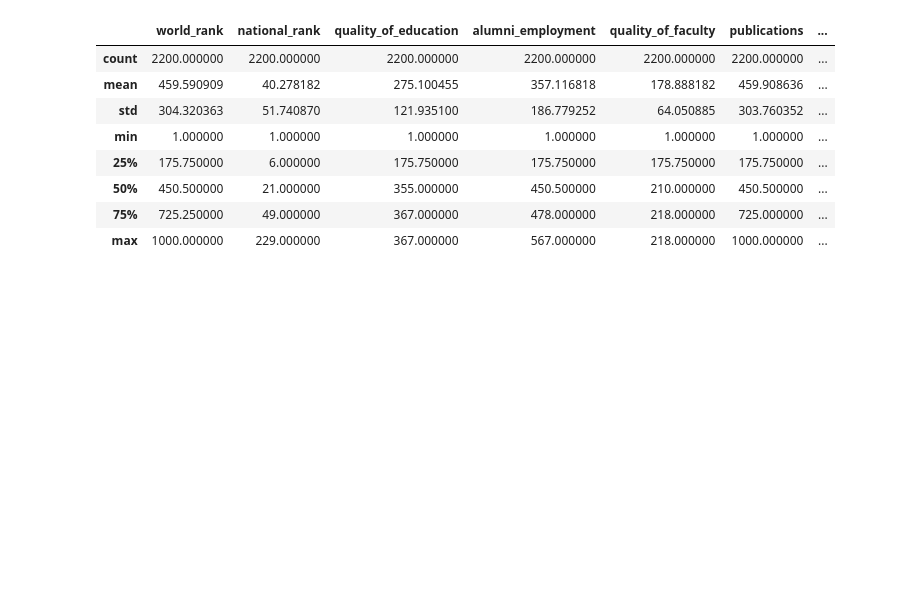
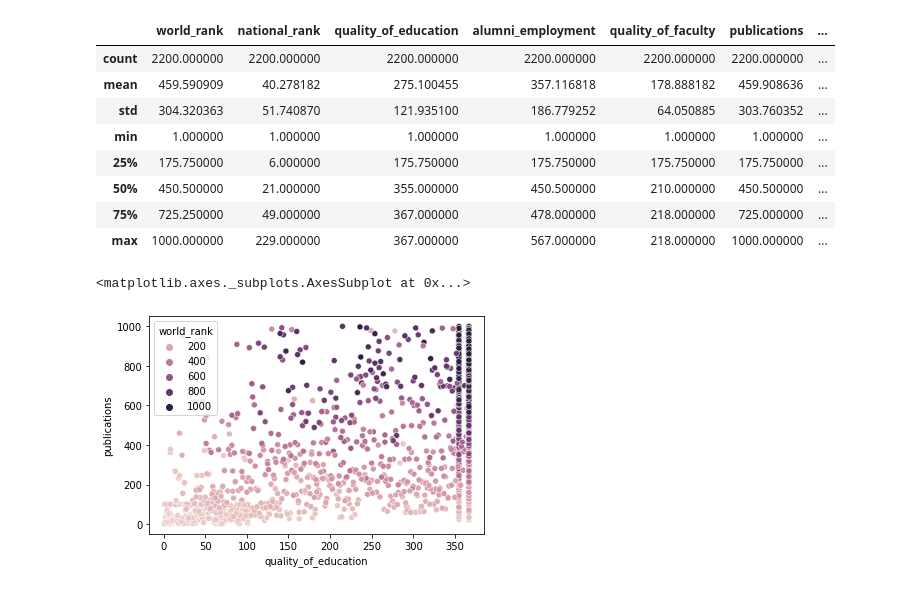
Before and after one commit to fedorl22/HW9Python, a Jupyter notebook: hard.ipynb, the cells around one changed output. Saved outputs shown, nothing was run; the diff lists cells and outputs as text; code cells hidden in the pictures; blank space fills up the shorter version.

```diff
--- a/hard.ipynb
+++ b/hard.ipynb
@@ -14,7 +16,8 @@ import seaborn as sns
 Полный список по [ссылке](https://pandas.pydata.org/pandas-docs/stable/user_guide/io.html)
 # %%
 # Прочтем файл .csv с помощью библиотеки pandas
-df = pd.read_csv('cwurData.csv')
+
+df = pd.read_csv('sample_data/cwurData.csv')
 # %%
 df
 # %% [output]
@@ -250,3 +253,9 @@ df.describe()
 | 50% | 450.500000 | 21.000000 | 355.000000 | 450.500000 | 210.000000 | 450.500000 | ... |
 | 75% | 725.250000 | 49.000000 | 367.000000 | 478.000000 | 218.000000 | 725.000000 | ... |
 | max | 1000.000000 | 229.000000 | 367.000000 | 567.000000 | 218.000000 | 1000.000000 | ... |
+# %%
+#@title При высоком качестве образования растет рейтинг и количество публикаций.
+sns.scatterplot(data = df, x='quality_of_education', y='publications', hue='world_rank' )
+# %% [output]
+<matplotlib.axes._subplots.AxesSubplot at 0x...>
+[figure, added]
```
Also changed, not shown: parts of 4 cells of this notebook.
